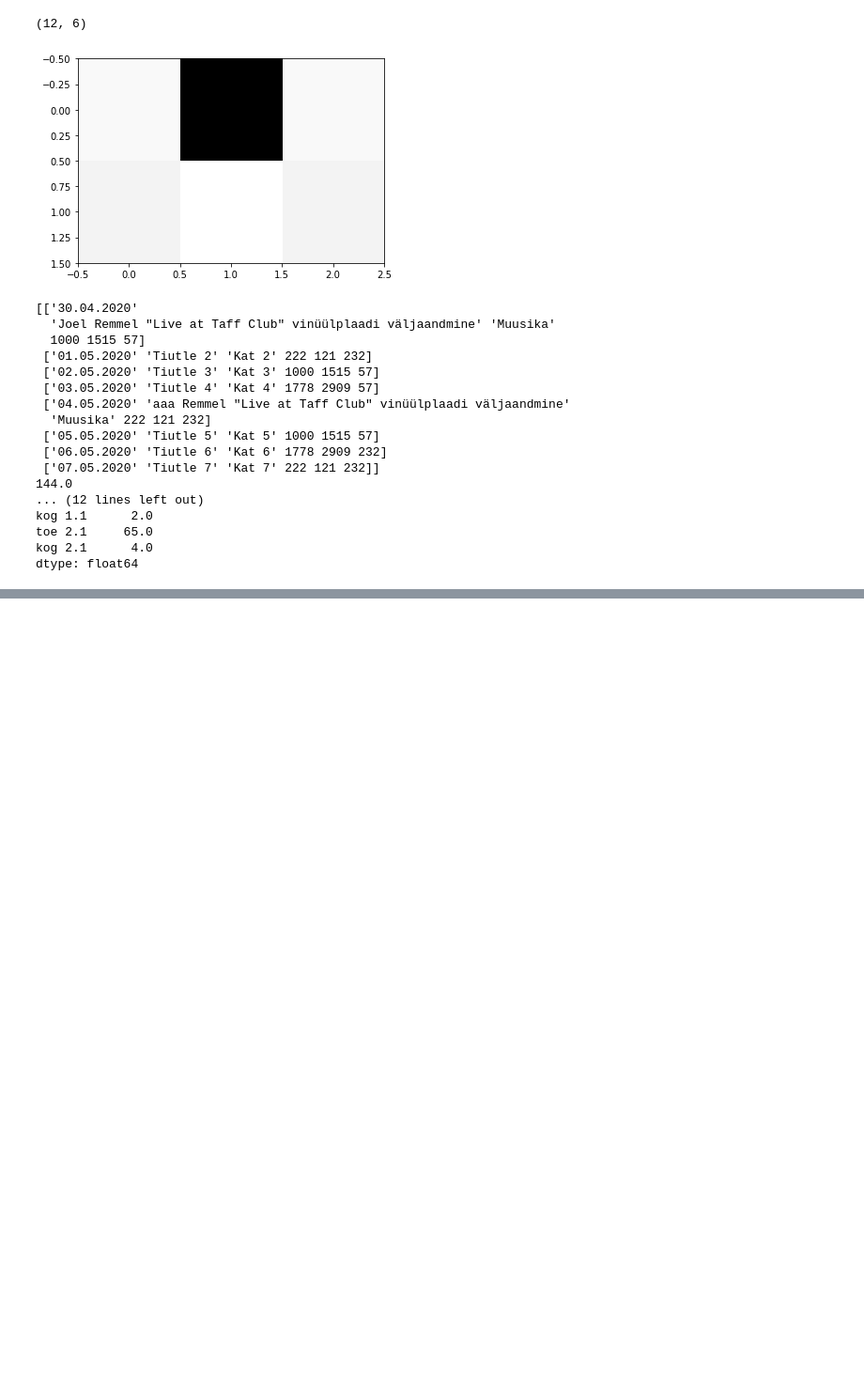
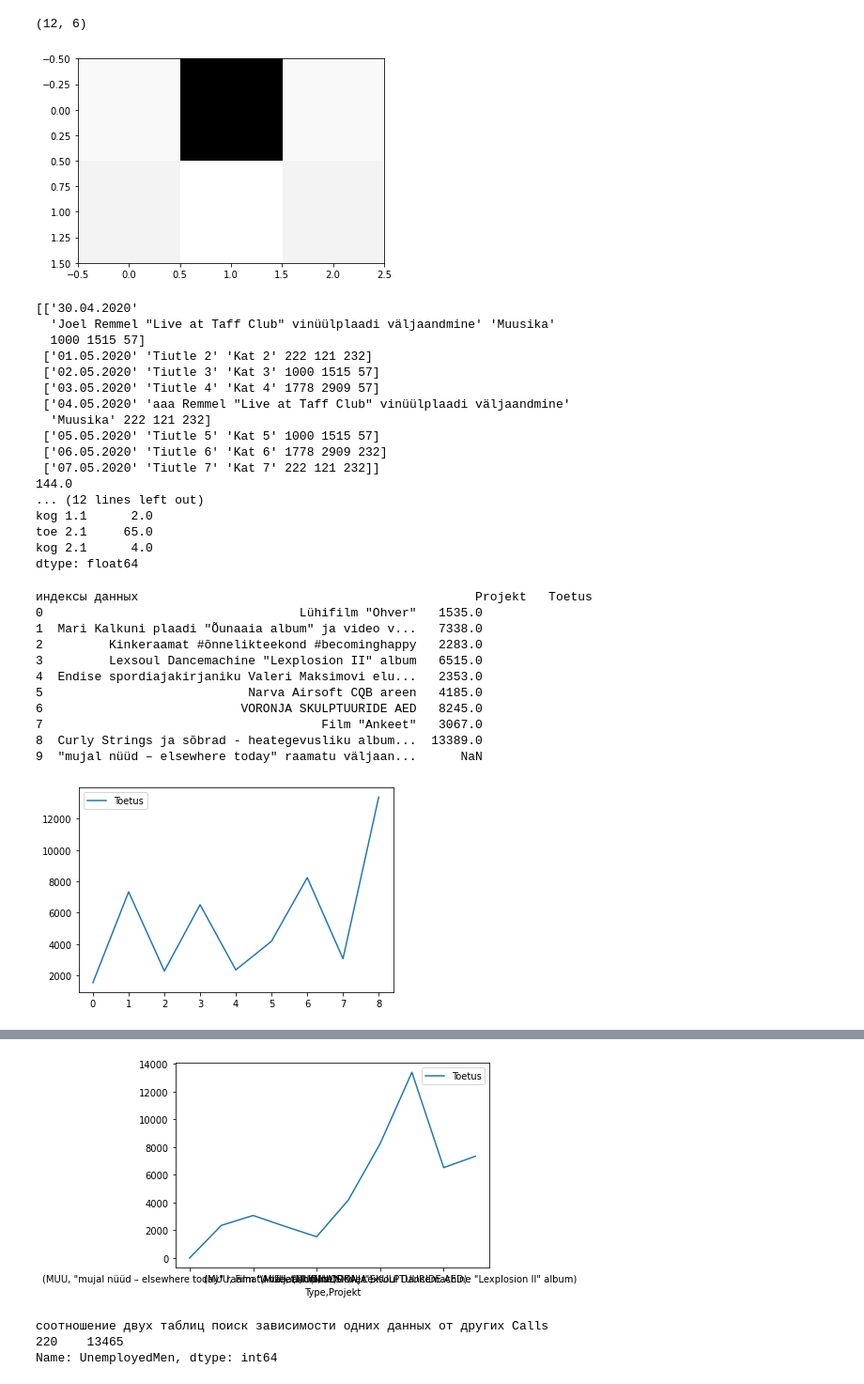
Before and after one commit to visualGravitySense/amoe, a Jupyter notebook: parser.ipynb, the cells around one changed output, grey strips where cells are left out. Shown: that part at 94% size. Drawn from its saved outputs; the diff is of its cells as text; code cells hidden in the pictures; blank space fills up the shorter version.

```diff
--- a/parser.ipynb
+++ b/parser.ipynb
@@ -55,3 +56,74 @@ kog 1.1      2.0
 toe 2.1     65.0
 kog 2.1      4.0
 dtype: float64
+# %%
+# индексы данных
+#data = pd.read_csv("http://digo.ee/hooandja.csv", na_values="NA", decimal=".")
+#print (data)
+data = pd.read_csv("http://digo.ee/hooandja.csv", na_values="NA", decimal=".", skiprows=1, names=["Projekt", "Toetus"])
+#data_indexed = pd.Series(data["Toetus"].values, index=data["Projekt"].values)
+#print (data_indexed)
+#print (data_indexed.index)
+#print (data)
+#data = data.reset_index()
+print ("индексы данных", data)
+data.plot.line()
+plt.show()
+
+# мультииндексы
+area_indexes = data[data["Projekt"].str.contains("album")].index
+#создаём генератор
+data_areas_index = [(lambda n: "MUUSIKA" if n in area_indexes else "MUU")(i) for i in range(0, len(data.index))]
+data["Type"] = data_areas_index
+data = data.set_index(["Type", "Projekt"])
+data = data.sort_index()
+print ("мультииндексы", data)
+
+
+# срезы данных через индексы
+areas = data.loc["MUUSIKA"]
+print ("срезы данных через индексы", areas)
+
+# объединение фреймов
+data_m = pd.read_csv("http://digo.ee/hooandja.csv", na_values="NA", decimal=".", skiprows=1, names=["Projekt", "Toetus"], index_col="Projekt")
+data_n = pd.read_csv("http://digo.ee/hooandja_p.csv", na_values="NA", decimal=".", skiprows=1, names=["Projekt", "Toetus"], index_col="Projekt")
+data_a = pd.merge(data_m, data_n, left_index=True, right_index=True)
+print ("объединение фреймов", data_a)
+data.fillna(0, axis=1, inplace=True)
+
+data.plot.line()
+print ("График всех пожертвований")
+plt.show()
+
+# объединение данных и сортировка по индексам
+# пример из урока
+
+data_1 = pd.read_csv('http://video.ittensive.com/python-advanced/data-9753-2019-07-25.utf.csv', delimiter=';')
+data_1 = data_1.set_index(['Year', 'Period'])
+
+data_2 = pd.read_csv('http://video.ittensive.com/python-advanced/data-5283-2019-10-04.utf.csv', delimiter=';')
+data_2 = data_2.set_index(['AdmArea', 'Year', 'Month'])
+data_2 = data_2.loc['Центральный административный округ']
+data_2.index.names = ['Year', 'Period']
+
+data = pd.merge(data_1, data_2, left_index=True, right_index=True)
+
+data = data.reset_index()
+data = data.set_index('Calls')
+# print(data_1.head())
+# print(data_2.head())
+data = data.sort_index()
+print("соотношение двух таблиц поиск зависимости одних данных от других", data['UnemployedMen'][0:1])
+# %% [output]
+индексы данных                                              Projekt   Toetus
+0                                   Lühifilm "Ohver"   1535.0
+1  Mari Kalkuni plaadi "Õunaaia album" ja video v...   7338.0
+2         Kinkeraamat #õnnelikteekond #becominghappy   2283.0
+3         Lexsoul Dancemachine "Lexplosion II" album   6515.0
+4  Endise spordiajakirjaniku Valeri Maksimovi elu...   2353.0
+5                            Narva Airsoft CQB areen   4185.0
+6                           VORONJA SKULPTUURIDE AED   8245.0
+7                                      Film "Ankeet"   3067.0
+8  Curly Strings ja sõbrad - heategevusliku album...  13389.0
+9  "mujal nüüd – elsewhere today" raamatu väljaan...      NaN
+[figure, added]
@@ -57,0 +147,4 @@ dtype: float64
+[figure, added]
+соотношение двух таблиц поиск зависимости одних данных от других Calls
+220    13465
+Name: UnemployedMen, dtype: int64
```
Also changed, not shown: parts of 2 cells of this notebook, 6 other files.
